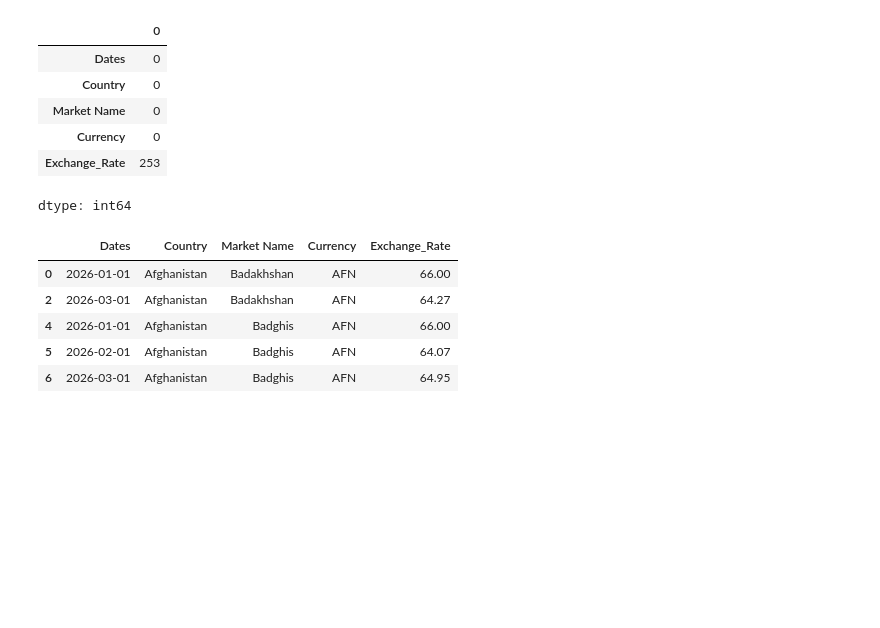
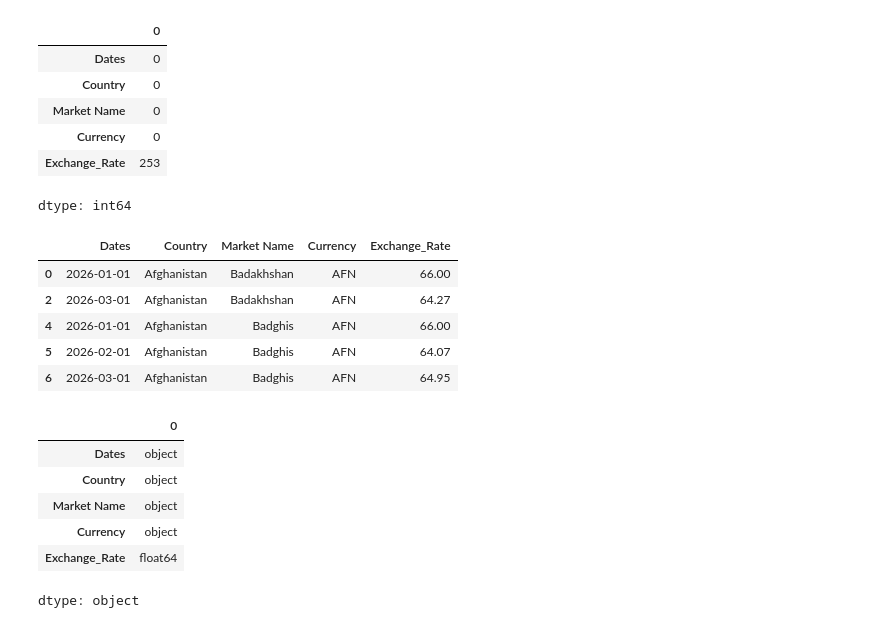
Before and after one commit to jalanganasamarasekara-del/git_iit_dspl_icw_w2120547, a Jupyter notebook: W2120547_preprocessing.ipynb, the cells around one changed output. Drawn from its saved outputs; the diff is of its cells as text; code cells hidden in the pictures; blank space fills up the shorter version.

```diff
--- a/W2120547_preprocessing.ipynb
+++ b/W2120547_preprocessing.ipynb
@@ -132,3 +132,13 @@ df.head()
 | 4 | 2026-01-01 | Afghanistan | Badghis | AFN | 66.00 |
 | 5 | 2026-02-01 | Afghanistan | Badghis | AFN | 64.07 |
 | 6 | 2026-03-01 | Afghanistan | Badghis | AFN | 64.95 |
+# %%
+df.dtypes
+# %% [output]
+|  | 0 |
+| Dates | object |
+| Country | object |
+| Market Name | object |
+| Currency | object |
+| Exchange_Rate | float64 |
+dtype: object
```
